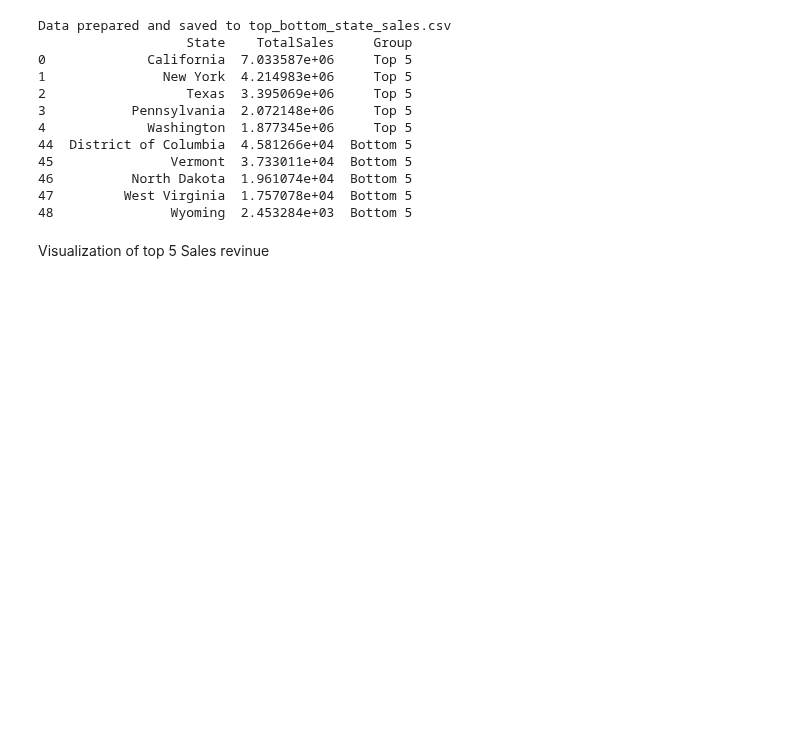
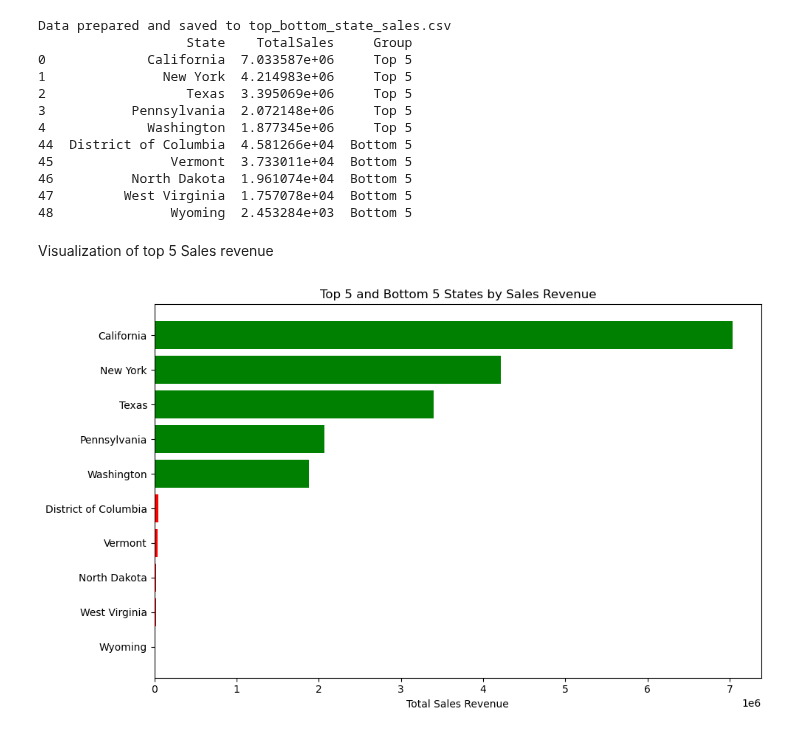
Before and after one commit to bbhatta10/E-Commerce-Sales-Insights-Tableau-Dashboard-, a Jupyter notebook: BI.ipynb, the cells around one changed output. Drawn from its saved outputs; the diff is of its cells as text; code cells hidden in the pictures; blank space fills up the shorter version.

Commit message:
visualization of top five revenue

```diff
--- a/BI.ipynb
+++ b/BI.ipynb
@@ -1287,4 +1287,21 @@ Data prepared and saved to top_bottom_state_sales.csv
 47         West Virginia  1.757078e+04  Bottom 5
 48               Wyoming  2.453284e+03  Bottom 5
 # %% [markdown]
-Visualization of top 5 Sales revinue
+Visualization of top 5 Sales revenue
+# %%
+
+#  Load the prepared CSV
+data = pd.read_csv("top_bottom_state_sales.csv")
+
+# Sort by TotalSales for better visualization
+data = data.sort_values(by="TotalSales", ascending=True)
+
+plt.figure(figsize=(10, 6))
+colors = data["Group"].map({"Top 5": "green", "Bottom 5": "red"})
+plt.barh(data["State"], data["TotalSales"], color=colors)
+plt.xlabel("Total Sales Revenue")
+plt.title("Top 5 and Bottom 5 States by Sales Revenue")
+plt.tight_layout()
+plt.show()
+# %% [output]
+[figure, added]
```
Also changed, not shown: 1 other file.
